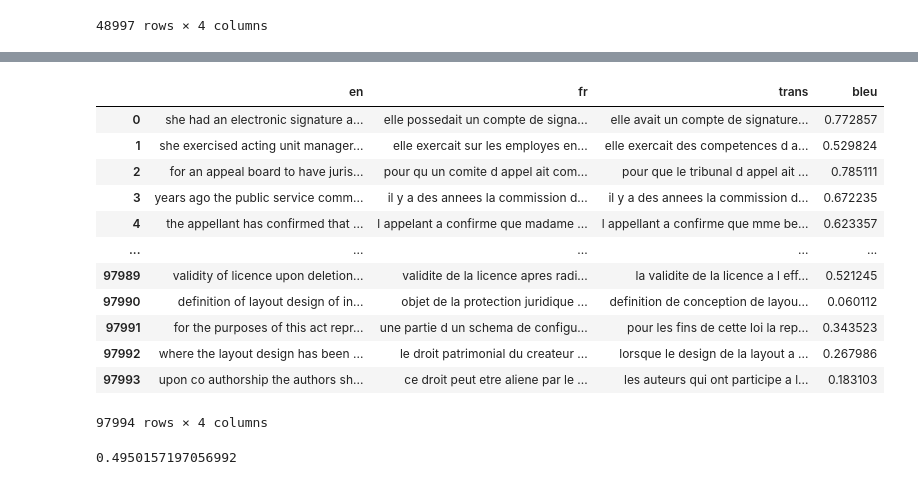
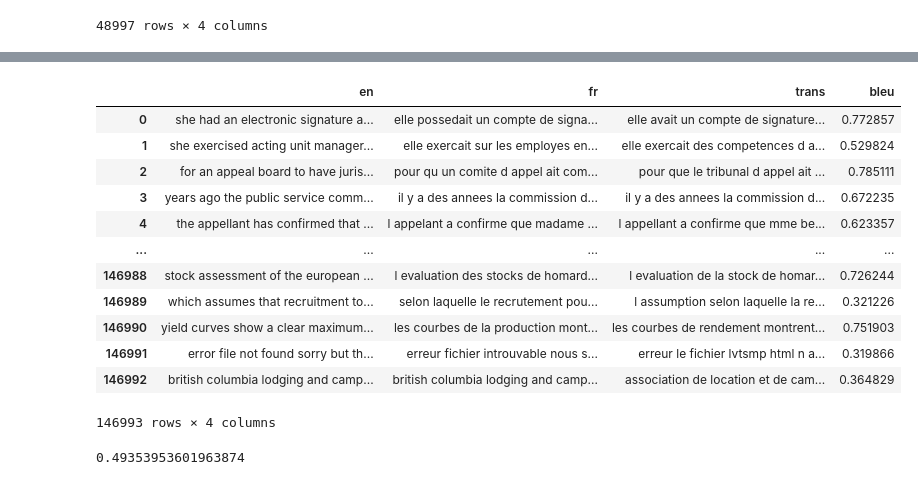
Before and after one commit to mli43/CMU-10701-F23-Project, a Jupyter notebook: submit_phase2_llama2_api.ipynb, the cells around one changed output, grey strips where cells are left out. Saved outputs shown, nothing was run; the diff lists cells and outputs as text; code cells hidden in the pictures.

```diff
--- a/submit_phase2_llama2_api_TODO.ipynb
+++ b/submit_phase2_llama2_api.ipynb
@@ -344,3 +344,7 @@ df_ytx
 | 48995 | where the layout design has been ... | le droit patrimonial du createur ... | lorsque le design de la layout a ... | 0.267986 |
 | 48996 | upon co authorship the authors sh... | ce droit peut etre aliene par le ... | les auteurs qui ont participe a l... | 0.183103 |
 48997 rows × 4 columns
+# %%
+df_btk = pd.read_csv('./data/btk_llama2_translated.csv', index_col=False)
+df_btk = df_btk[['en', 'fr', 'trans', 'bleu']]
+df_btk
@@ -347,23 +365,23 @@ df_ytx
 # %%
-df_60perc = pd.concat([df_mxl, df_ytx])
-df_60perc.reset_index(drop=True, inplace=True)
-df_60perc
+df_phase2 = pd.concat([df_mxl, df_ytx, df_btk])
+df_phase2.reset_index(drop=True, inplace=True)
+df_phase2
 # %% [output]
 |  | en | fr | trans | bleu |
 | 0 | she had an electronic signature a... | elle possedait un compte de signa... | elle avait un compte de signature... | 0.772857 |
 | 1 | she exercised acting unit manager... | elle exercait sur les employes en... | elle exercait des competences d a... | 0.529824 |
 | 2 | for an appeal board to have juris... | pour qu un comite d appel ait com... | pour que le tribunal d appel ait ... | 0.785111 |
 | 3 | years ago the public service comm... | il y a des annees la commission d... | il y a des annees la commission d... | 0.672235 |
 | 4 | the appellant has confirmed that ... | l appelant a confirme que madame ... | l appellant a confirme que mme be... | 0.623357 |
 | ... | ... | ... | ... | ... |
-| 97989 | validity of licence upon deletion... | validite de la licence apres radi... | la validite de la licence a l eff... | 0.521245 |
-| 97990 | definition of layout design of in... | objet de la protection juridique ... | definition de conception de layou... | 0.060112 |
-| 97991 | for the purposes of this act repr... | une partie d un schema de configu... | pour les fins de cette loi la rep... | 0.343523 |
-| 97992 | where the layout design has been ... | le droit patrimonial du createur ... | lorsque le design de la layout a ... | 0.267986 |
-| 97993 | upon co authorship the authors sh... | ce droit peut etre aliene par le ... | les auteurs qui ont participe a l... | 0.183103 |
+| 146988 | stock assessment of the european ... | l evaluation des stocks de homard... | l evaluation de la stock de homar... | 0.726244 |
+| 146989 | which assumes that recruitment to... | selon laquelle le recrutement pou... | l assumption selon laquelle la re... | 0.321226 |
+| 146990 | yield curves show a clear maximum... | les courbes de la production mont... | les courbes de rendement montrent... | 0.751903 |
+| 146991 | error file not found sorry but th... | erreur fichier introuvable nous s... | erreur le fichier lvtsmp html n a... | 0.319866 |
+| 146992 | british columbia lodging and camp... | british columbia lodging and camp... | association de location et de cam... | 0.364829 |
-97994 rows × 4 columns
+146993 rows × 4 columns
 # %%
-df_60perc['bleu'].mean()
+df_phase2['bleu'].mean()
 # %% [output]
-0.4950157197056992
+0.49353953601963874
 # %%
```
Also changed, not shown: parts of 2 cells of this notebook, 3 other files.
